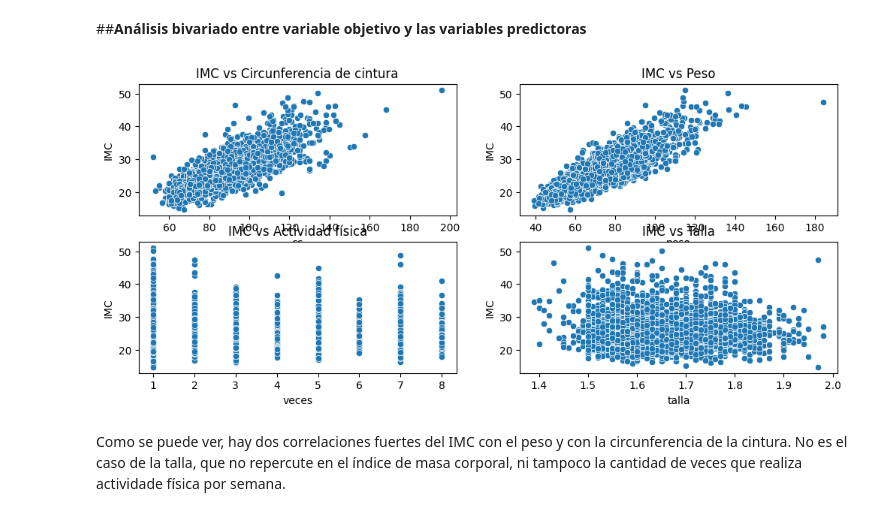
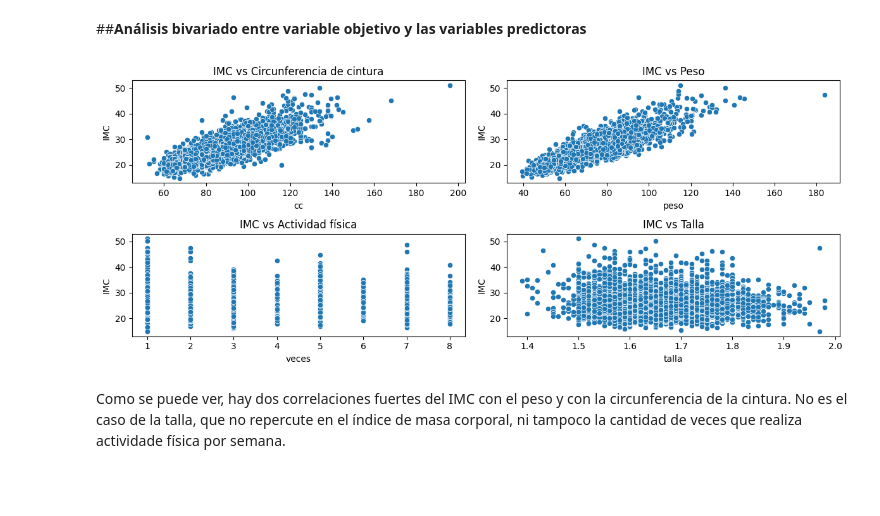
Before and after one commit to cabreonictor/Ciencia-de-Datos-y-Optimizacion-de-Modelos, a Jupyter notebook: notebook/Proyecto_Ciencia_de_Datos_y_Optimización_de_Modelos.ipynb, the cells around one changed output. Drawn from its saved outputs; the diff is of its cells as text; code cells hidden in the pictures; blank space fills up the shorter version.

```diff
--- a/notebook/Proyecto_Ciencia_de_Datos_y_Optimización_de_Modelos.ipynb
+++ b/notebook/Proyecto_Ciencia_de_Datos_y_Optimización_de_Modelos.ipynb
@@ -382,17 +382,17 @@ df['nhijos'] = df['nhijos'].replace(999, 0)
 # %%
 fig, axes = plt.subplots(nrows=2, ncols=2, figsize=(12, 5))
 sns.scatterplot(data=df, x='cc', y='IMC', ax = axes[0][0])
 axes[0][0].set_title("IMC vs Circunferencia de cintura")
 sns.scatterplot(data=df, x='peso', y='IMC', ax = axes[0][1])
 axes[0][1].set_title("IMC vs Peso")
 sns.scatterplot(data=df, x='veces', y='IMC', ax = axes[1][0])
 axes[1][0].set_title("IMC vs Actividad física")
 sns.scatterplot(data=df, x='talla', y='IMC', ax = axes[1][1])
 axes[1][1].set_title("IMC vs Talla")
-
+plt.tight_layout()
 plt.show()
 # %% [output]
-[figure, old version]
+[figure, new version]
 # %% [markdown]
 Como se puede ver, hay dos correlaciones fuertes del IMC con el peso y con la circunferencia de la cintura. No es el caso de la talla, que no repercute en el índice de masa corporal, ni tampoco la cantidad de veces que realiza actividade física por semana.
 # %% [markdown]
```
Also changed, not shown: parts of 1 cell of this notebook.
